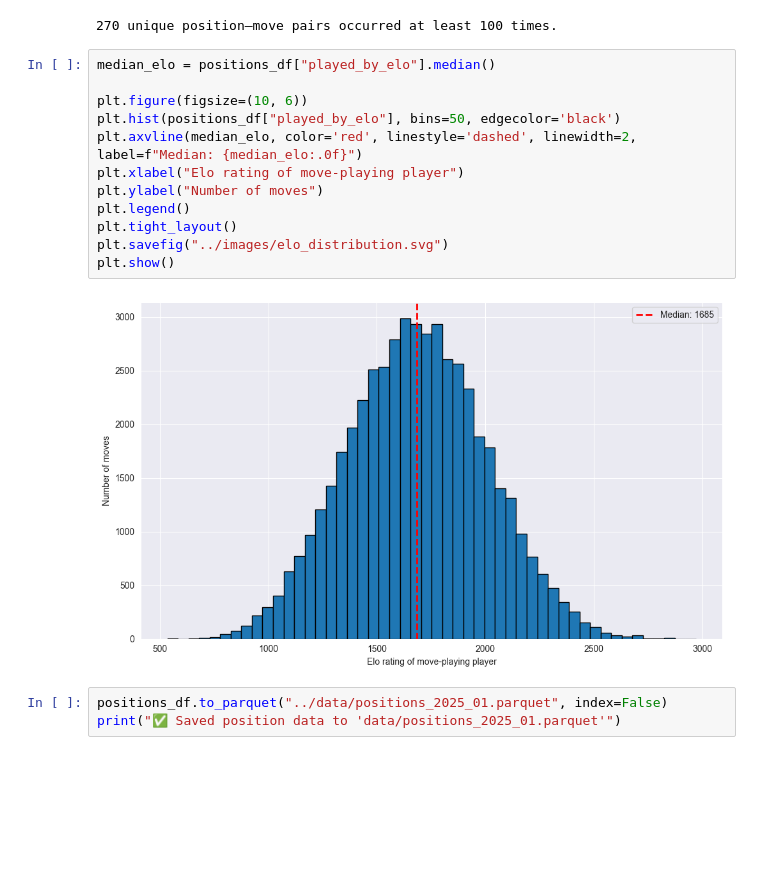
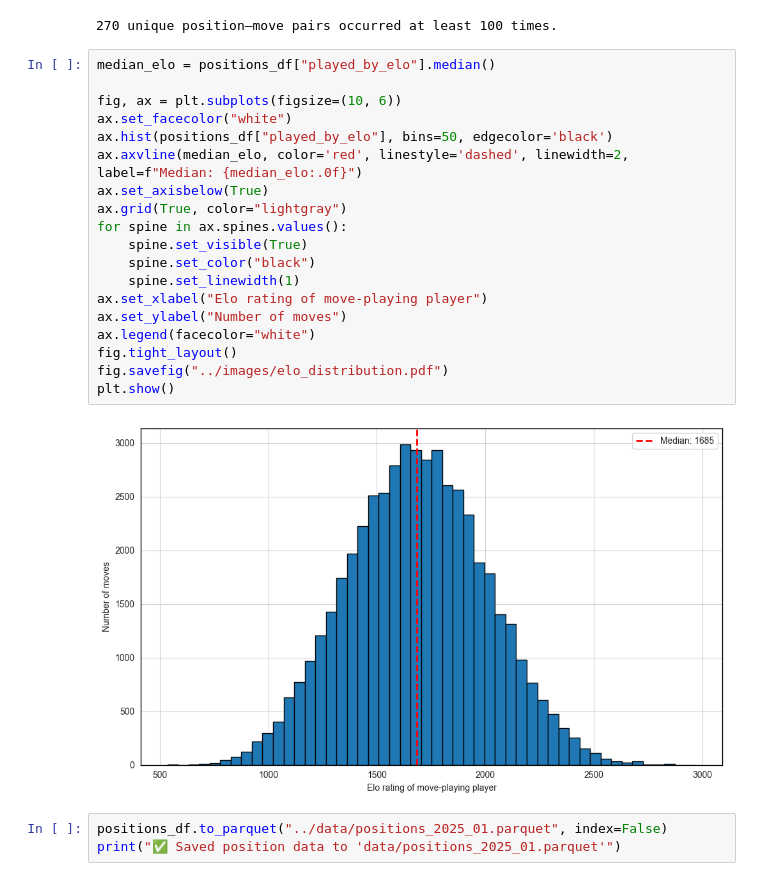
Before and after one commit to croco22/chess, a Jupyter notebook: pipeline/p2_parse_positions.ipynb, the cells around one changed output. Drawn from its saved outputs; the diff is of its cells as text; blank space fills up the shorter version.

```diff
--- a/pipeline/p2_parse_positions.ipynb
+++ b/pipeline/p2_parse_positions.ipynb
@@ -149,17 +149,24 @@ print(f"{n_unique} unique position–move pairs occurred at least 100 times.")
 # %%
 median_elo = positions_df["played_by_elo"].median()
 
-plt.figure(figsize=(10, 6))
-plt.hist(positions_df["played_by_elo"], bins=50, edgecolor='black')
-plt.axvline(median_elo, color='red', linestyle='dashed', linewidth=2, label=f"Median: {median_elo:.0f}")
-plt.xlabel("Elo rating of move-playing player")
-plt.ylabel("Number of moves")
-plt.legend()
-plt.tight_layout()
-plt.savefig("../images/elo_distribution.svg")
+fig, ax = plt.subplots(figsize=(10, 6))
+ax.set_facecolor("white")
+ax.hist(positions_df["played_by_elo"], bins=50, edgecolor='black')
+ax.axvline(median_elo, color='red', linestyle='dashed', linewidth=2, label=f"Median: {median_elo:.0f}")
+ax.set_axisbelow(True)
+ax.grid(True, color="lightgray")
+for spine in ax.spines.values():
+    spine.set_visible(True)
+    spine.set_color("black")
+    spine.set_linewidth(1)
+ax.set_xlabel("Elo rating of move-playing player")
+ax.set_ylabel("Number of moves")
+ax.legend(facecolor="white")
+fig.tight_layout()
+fig.savefig("../images/elo_distribution.pdf")
 plt.show()
 # %% [output]
-[figure, old version]
+[figure, new version]
 # %%
 positions_df.to_parquet("../data/positions_2025_01.parquet", index=False)
 print("✅ Saved position data to 'data/positions_2025_01.parquet'")
```
Also changed, not shown: 7 other files.
